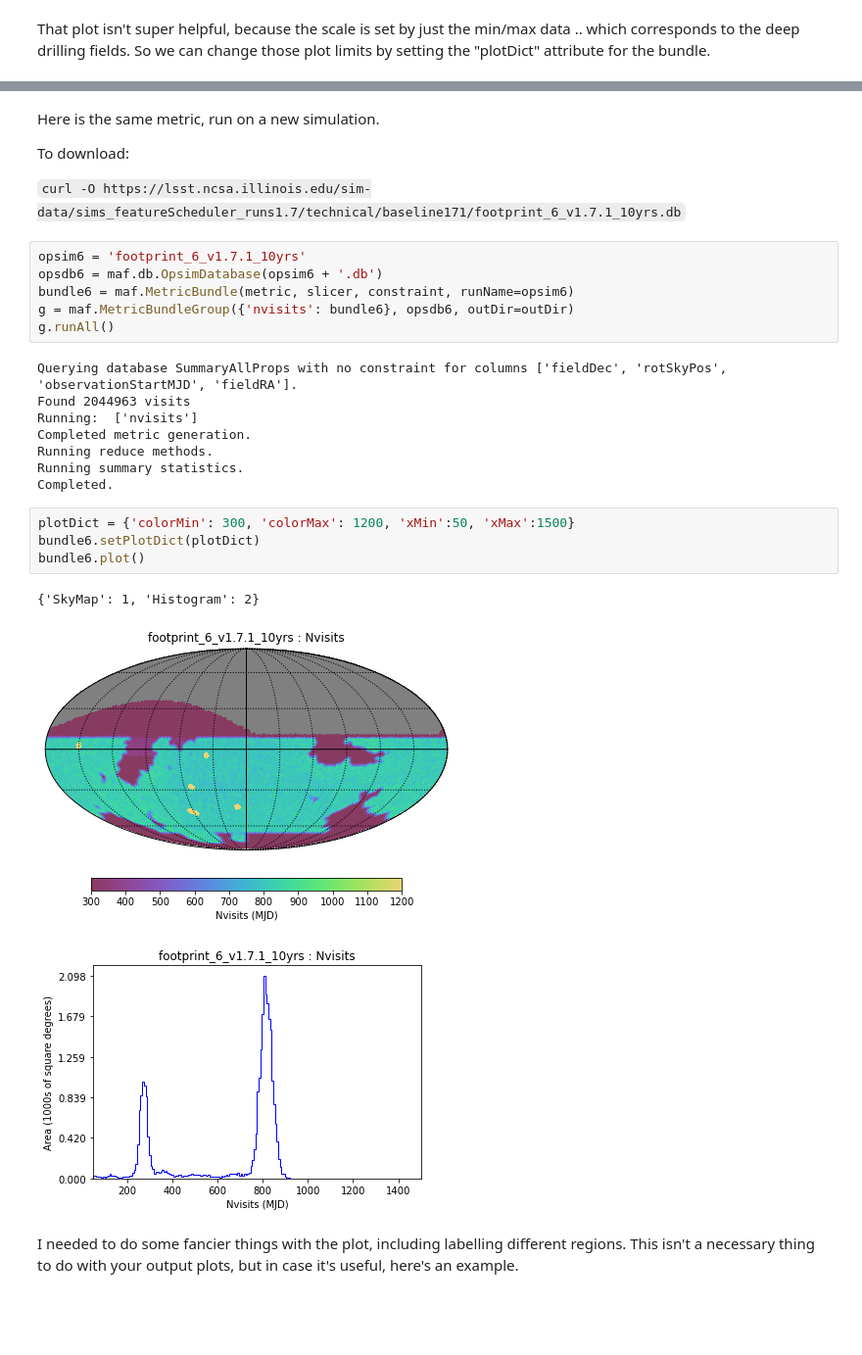
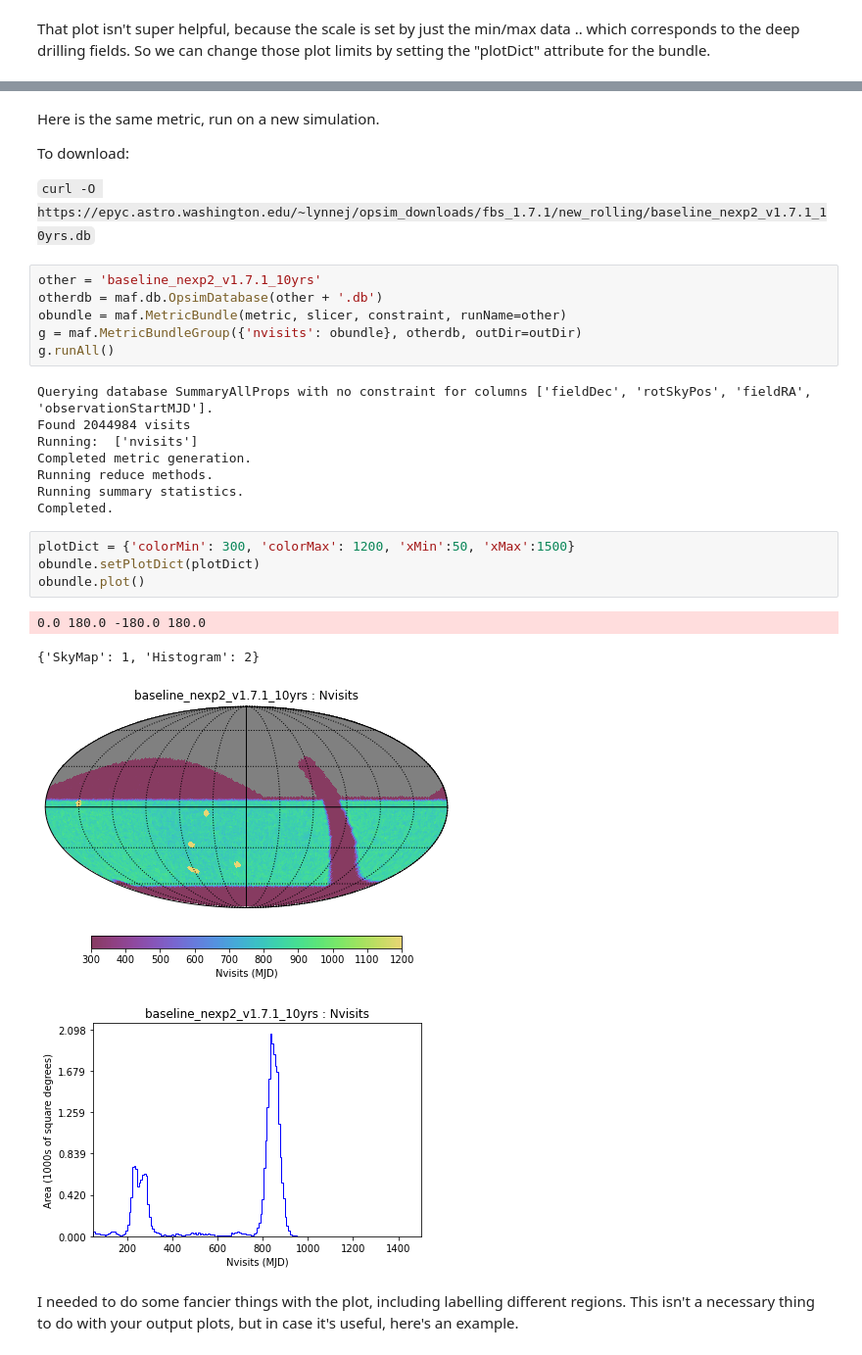
Before and after one commit to lsst/rubin_sim_notebooks, a Jupyter notebook: maf/tutorial/Survey Footprint.ipynb, the cells around one changed output, grey strips where cells are left out. Shown at 98% size. Drawn from its saved outputs; the diff is of its cells as text; blank space fills up the shorter version.

```diff
--- a/maf/tutorial/Survey Footprint.ipynb
+++ b/maf/tutorial/Survey Footprint.ipynb
@@ -88,16 +90,16 @@ Here is the same metric, run on a new simulation.
 
 To download:
 
-`curl -O https://lsst.ncsa.illinois.edu/sim-data/sims_featureScheduler_runs1.7/technical/baseline171/footprint_6_v1.7.1_10yrs.db`
+`curl -O https://epyc.astro.washington.edu/~lynnej/opsim_downloads/fbs_1.7.1/new_rolling/baseline_nexp2_v1.7.1_10yrs.db`
 # %%
-opsim6 = 'footprint_6_v1.7.1_10yrs'
-opsdb6 = maf.db.OpsimDatabase(opsim6 + '.db')
-bundle6 = maf.MetricBundle(metric, slicer, constraint, runName=opsim6)
-g = maf.MetricBundleGroup({'nvisits': bundle6}, opsdb6, outDir=outDir)
+other = 'baseline_nexp2_v1.7.1_10yrs'
+otherdb = maf.db.OpsimDatabase(other + '.db')
+obundle = maf.MetricBundle(metric, slicer, constraint, runName=other)
+g = maf.MetricBundleGroup({'nvisits': obundle}, otherdb, outDir=outDir)
 g.runAll()
 # %% [output]
-Querying database SummaryAllProps with no constraint for columns ['fieldDec', 'rotSkyPos', 'observationStartMJD', 'fieldRA'].
-Found 2044963 visits
+Querying database SummaryAllProps with no constraint for columns ['fieldDec', 'rotSkyPos', 'fieldRA', 'observationStartMJD'].
+Found 2044984 visits
 Running:  ['nvisits']
 Completed metric generation.
 Running reduce methods.
@@ -105,12 +107,13 @@ Running summary statistics.
 Completed.
 # %%
 plotDict = {'colorMin': 300, 'colorMax': 1200, 'xMin':50, 'xMax':1500}
-bundle6.setPlotDict(plotDict)
-bundle6.plot()
+obundle.setPlotDict(plotDict)
+obundle.plot()
 # %% [output]
-{'SkyMap': 1, 'Histogram': 2}
+0.0 180.0 -180.0 180.0
+{'SkyMap': 1, 'Histogram': 2}
-[figure, old version]
+[figure, new version]
-[figure, old version]
+[figure, new version]
 # %% [markdown]
 I needed to do some fancier things with the plot, including labelling different regions. This isn't a necessary thing to do with your output plots, but in case it's useful, here's an example.
 # %%
```
Also changed, not shown: parts of 5 cells of this notebook.
